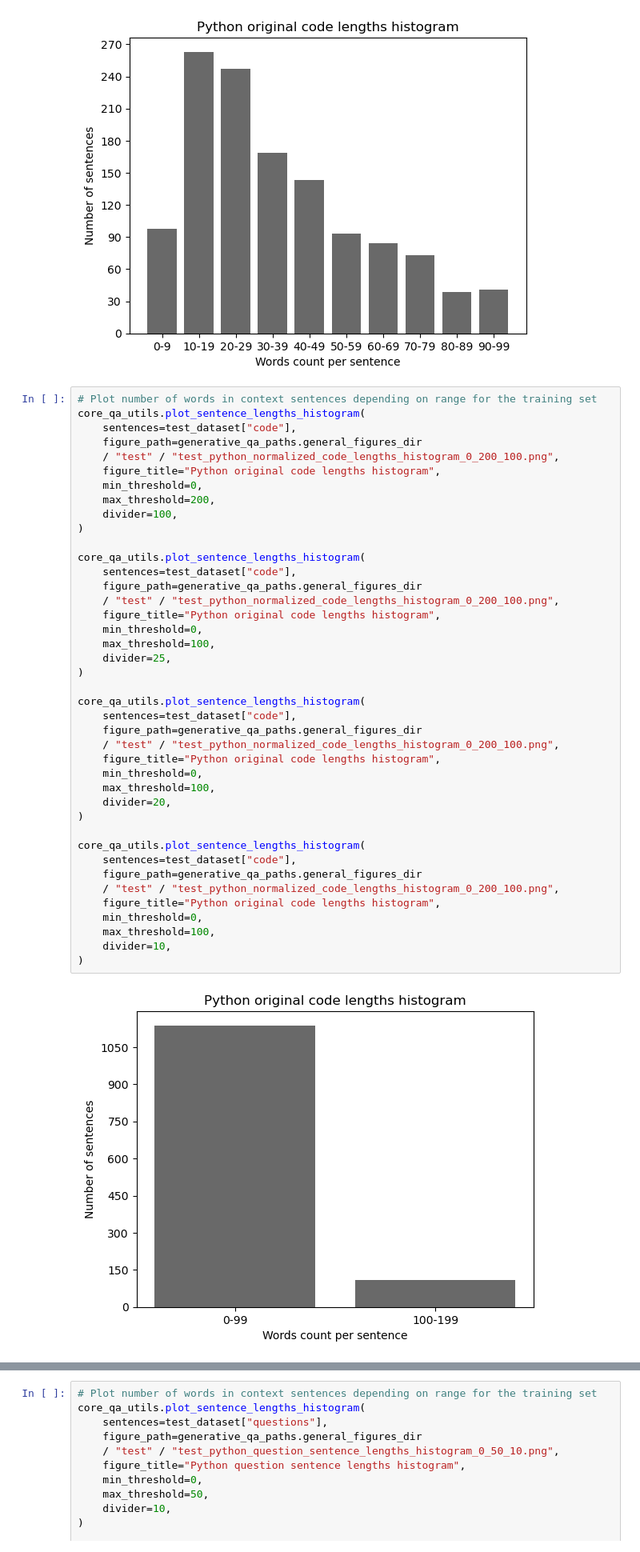
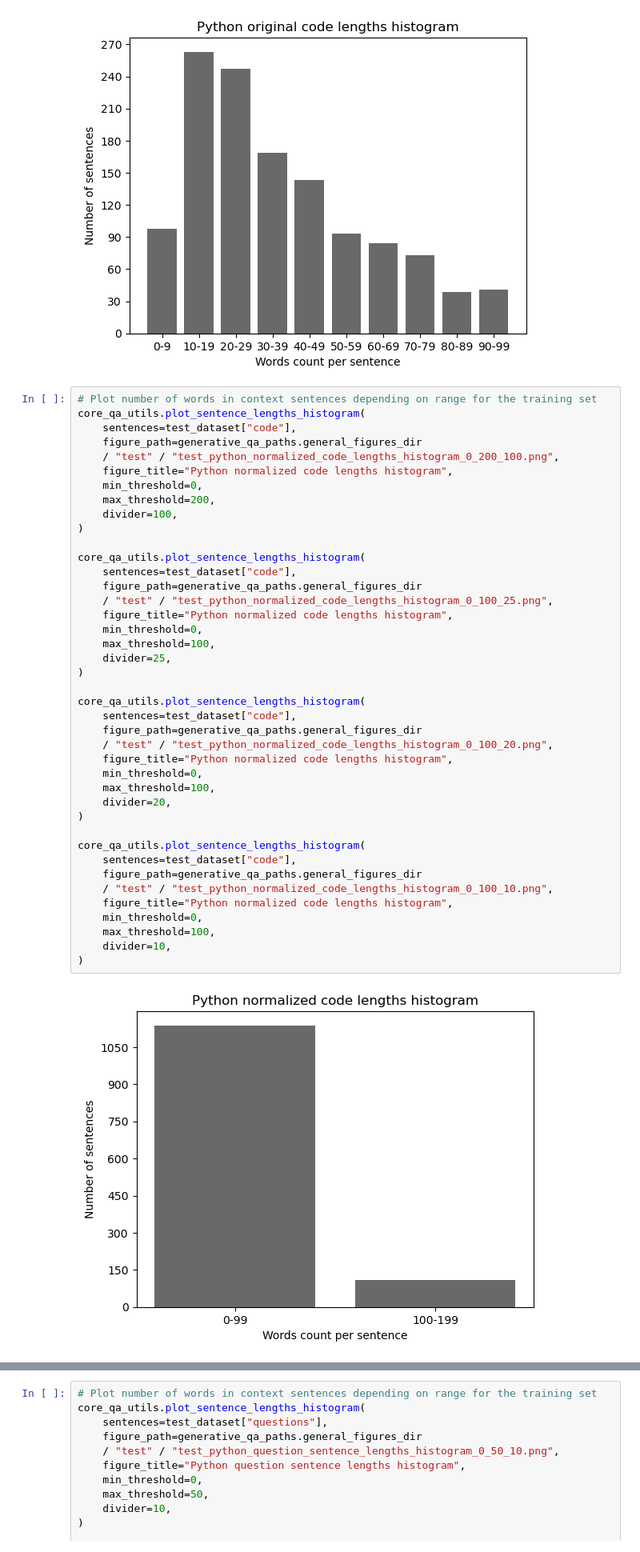
Before and after one commit to arsemi337/question-answering, a Jupyter notebook: generative-qa/notebooks/python/python_test_dataset_analysis.ipynb, the cells around one changed output, grey strips where cells are left out. Shown at 80% size. Drawn from its saved outputs; the diff is of its cells as text.

```diff
--- a/generative-qa/notebooks/python/python_test_dataset_analysis.ipynb
+++ b/generative-qa/notebooks/python/python_test_dataset_analysis.ipynb
@@ -73,40 +65,40 @@ core_qa_utils.plot_sentence_lengths_histogram(
     sentences=test_dataset["code"],
     figure_path=generative_qa_paths.general_figures_dir
     / "test" / "test_python_normalized_code_lengths_histogram_0_200_100.png",
-    figure_title="Python original code lengths histogram",
+    figure_title="Python normalized code lengths histogram",
     min_threshold=0,
     max_threshold=200,
     divider=100,
 )
 
 core_qa_utils.plot_sentence_lengths_histogram(
     sentences=test_dataset["code"],
     figure_path=generative_qa_paths.general_figures_dir
-    / "test" / "test_python_normalized_code_lengths_histogram_0_200_100.png",
-    figure_title="Python original code lengths histogram",
+    / "test" / "test_python_normalized_code_lengths_histogram_0_100_25.png",
+    figure_title="Python normalized code lengths histogram",
     min_threshold=0,
     max_threshold=100,
     divider=25,
 )
 
 core_qa_utils.plot_sentence_lengths_histogram(
     sentences=test_dataset["code"],
     figure_path=generative_qa_paths.general_figures_dir
-    / "test" / "test_python_normalized_code_lengths_histogram_0_200_100.png",
-    figure_title="Python original code lengths histogram",
+    / "test" / "test_python_normalized_code_lengths_histogram_0_100_20.png",
+    figure_title="Python normalized code lengths histogram",
     min_threshold=0,
     max_threshold=100,
     divider=20,
 )
 
 core_qa_utils.plot_sentence_lengths_histogram(
     sentences=test_dataset["code"],
     figure_path=generative_qa_paths.general_figures_dir
-    / "test" / "test_python_normalized_code_lengths_histogram_0_200_100.png",
-    figure_title="Python original code lengths histogram",
+    / "test" / "test_python_normalized_code_lengths_histogram_0_100_10.png",
+    figure_title="Python normalized code lengths histogram",
     min_threshold=0,
     max_threshold=100,
     divider=10,
 )
 # %% [output]
-[figure, old version]
+[figure, new version]
```
Also changed, not shown: parts of 9 cells of this notebook, 12 other files.
